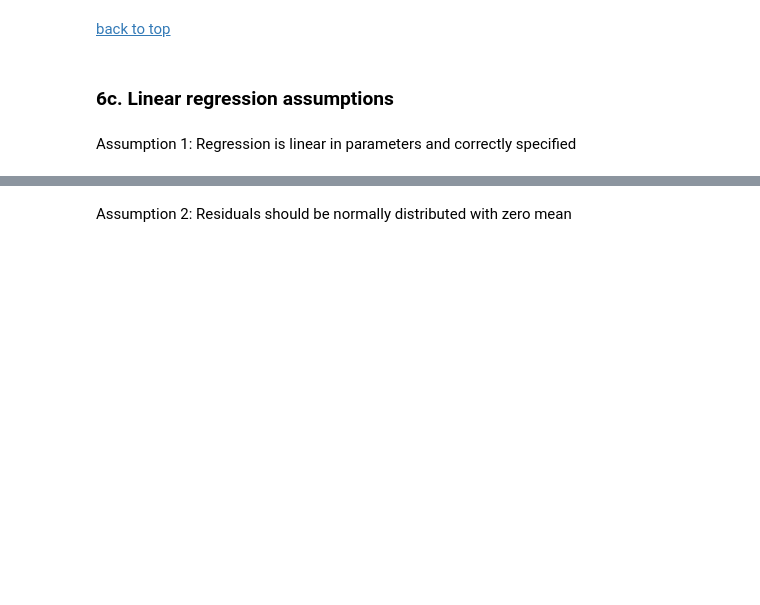
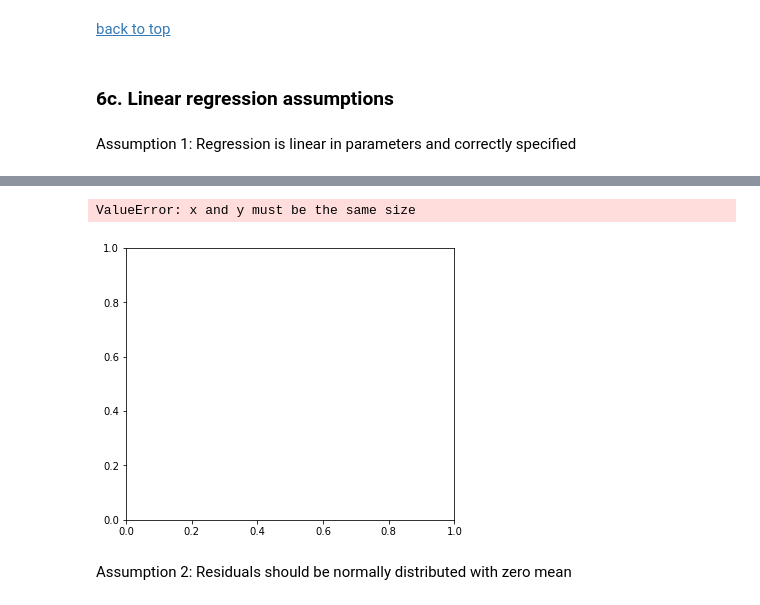
Before and after one commit to slp22/regression-project, a Jupyter notebook: adaptation_movies_regression.ipynb, the cells around one changed output, grey strips where cells are left out. Drawn from its saved outputs; the diff is of its cells as text; code cells hidden in the pictures; blank space fills up the shorter version.

```diff
--- a/adaptation_movies_regression.ipynb
+++ b/adaptation_movies_regression.ipynb
@@ -536,0 +389,26 @@ movie_df['opening_minus_budget'] = (movie_df['domestic_opening'] - movie_df['bud
+# %%
+# separate target from select features
+y2 = movie_df['international_total_gross']
+X2 = movie_df.loc[:,['domestic_total_gross',
+                       'rank',
+                       'max_theaters',
+                       'opening_theathers',
+                       'domestic_opening',
+                       'budget',
+                       'release_date',
+                       'runtime',
+                       'rating_PG',
+                       'rating_PG13',
+                       'rating_R',
+                       'distributor_Paramount Pictures',
+                       'distributor_Sony Pictures Entertainment (SPE)',
+                       'distributor_Twentieth Century Fox',
+                       'distributor_Universal Pictures',
+                       'distributor_Walt Disney Studios Motion Pictures',
+                       'distributor_Warner Bros.',
+                       'distributor_other',
+                       'log_international_total_gross',
+                       'log_domestic_total_gross',
+                       'profit',
+                       'opening',
+                       'opening_minus_budget']]
@@ -565,22 +469,22 @@ Assumption 1: Regression is linear in parameters and correctly specified
 # %%
 # plot regression fit, residual plot, and normal q-q plot
 
-def diagnostic_plot(X, y):
+def diagnostic_plot(X2, y2):
     plt.figure(figsize=(20,5))
 
     lin_reg = LinearRegression()
-    lin_reg.fit(X, y)
-    predict = lin_reg.predict(X)
+    lin_reg.fit(X2, y2)
+    predict = lin_reg.predict(X2)
 
     plt.subplot(1, 3, 1)
-    plt.scatter(X,y)
-    plt.plot(X, predict, color='blue',linewidth=1)
+    plt.scatter(X2,y2)
+    plt.plot(X2, predict, color='blue',linewidth=1)
     plt.title("Regression Fit")
     plt.xlabel("X")
     plt.ylabel("y")
 
     plt.subplot(1, 3, 2)
-    residual = y - predict
+    residual = y2 - predict
     plt.scatter(predict, residual)
     plt.title("Residual Plot")
     plt.xlabel("prediction")
@@ -595,3 +496,8 @@ NameError: name 'residual' is not defined
+# %%
+diagnostic_plot(X2, y2)
+# %% [output]
+ValueError: x and y must be the same size
+[figure, added]
 # %% [markdown]
 Assumption 2: Residuals should be normally distributed with zero mean
 # %%
```
Also changed, not shown: parts of 27 cells of this notebook.
